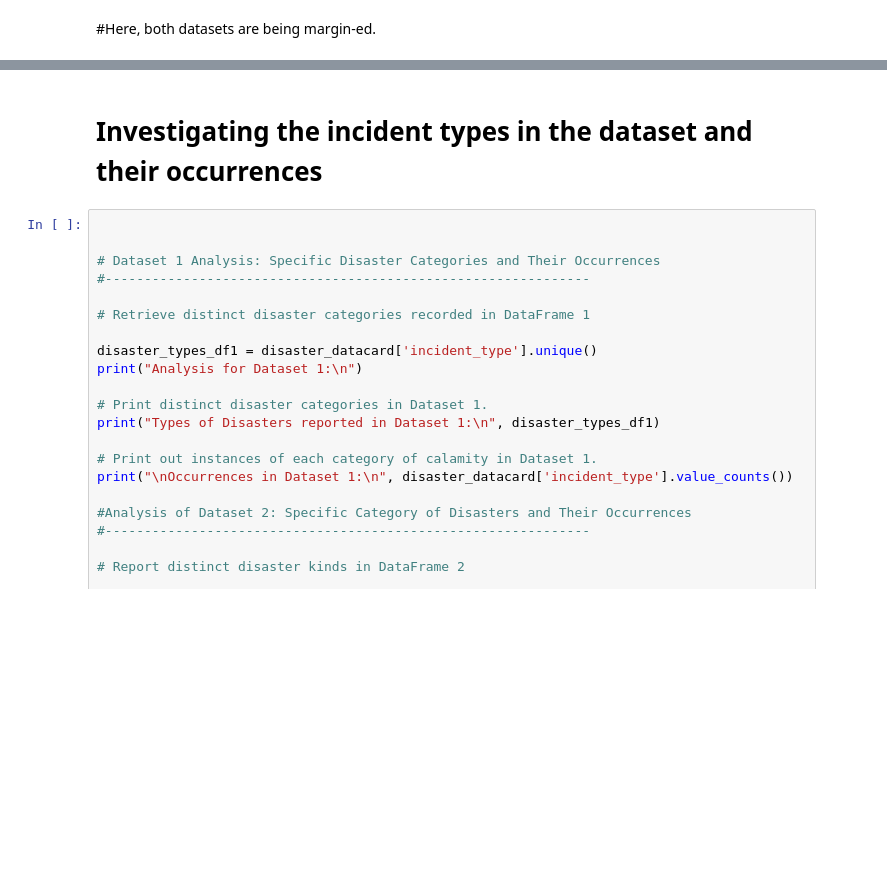
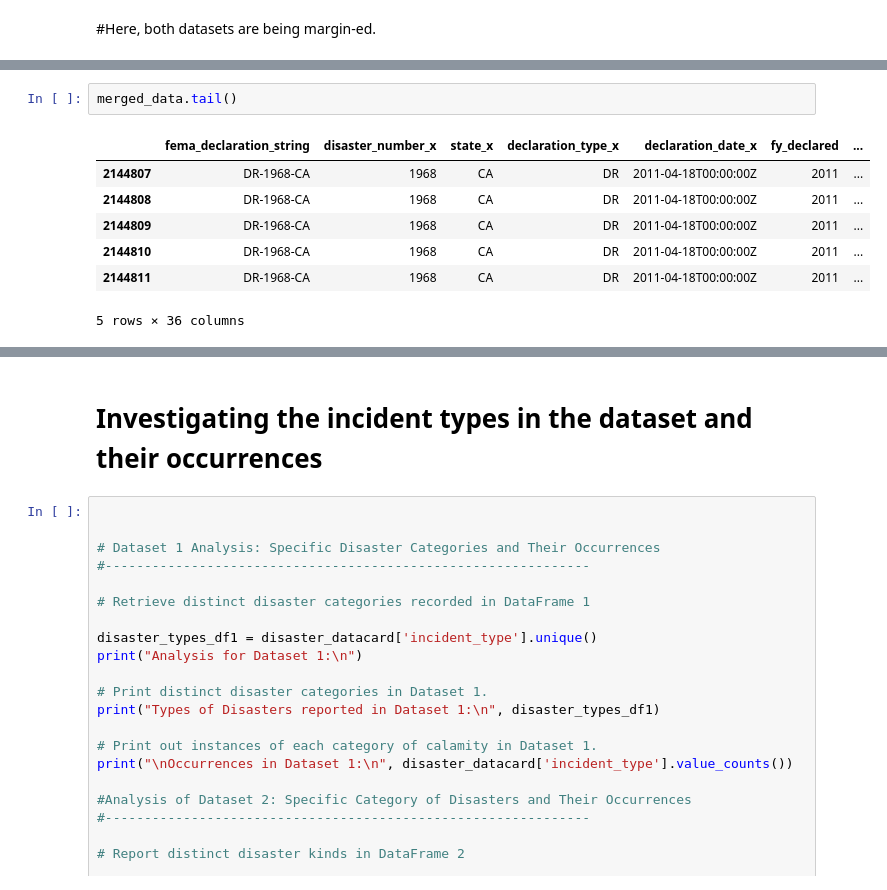
Before and after one commit to narinder-bit/Research-Project, a Jupyter notebook: descriptive_of_US_disaster_declaration.ipynb, the cells around one changed output, grey strips where cells are left out. Cells and saved outputs as stored; diff of their text form; blank space fills up the shorter version.

```diff
--- a/descriptive_of_US_disaster_declaration.ipynb
+++ b/descriptive_of_US_disaster_declaration.ipynb
@@ -122,0 +133,10 @@ Merged Data Sample:
+# %%
+merged_data.tail()
+# %% [output]
+|  | fema_declaration_string | disaster_number_x | state_x | declaration_type_x | declaration_date_x | fy_declared | ... |
+| 2144807 | DR-1968-CA | 1968 | CA | DR | 2011-04-18T00:00:00Z | 2011 | ... |
+| 2144808 | DR-1968-CA | 1968 | CA | DR | 2011-04-18T00:00:00Z | 2011 | ... |
+| 2144809 | DR-1968-CA | 1968 | CA | DR | 2011-04-18T00:00:00Z | 2011 | ... |
+| 2144810 | DR-1968-CA | 1968 | CA | DR | 2011-04-18T00:00:00Z | 2011 | ... |
+| 2144811 | DR-1968-CA | 1968 | CA | DR | 2011-04-18T00:00:00Z | 2011 | ... |
+5 rows × 36 columns
```
Also changed, not shown: parts of 5 cells of this notebook.
